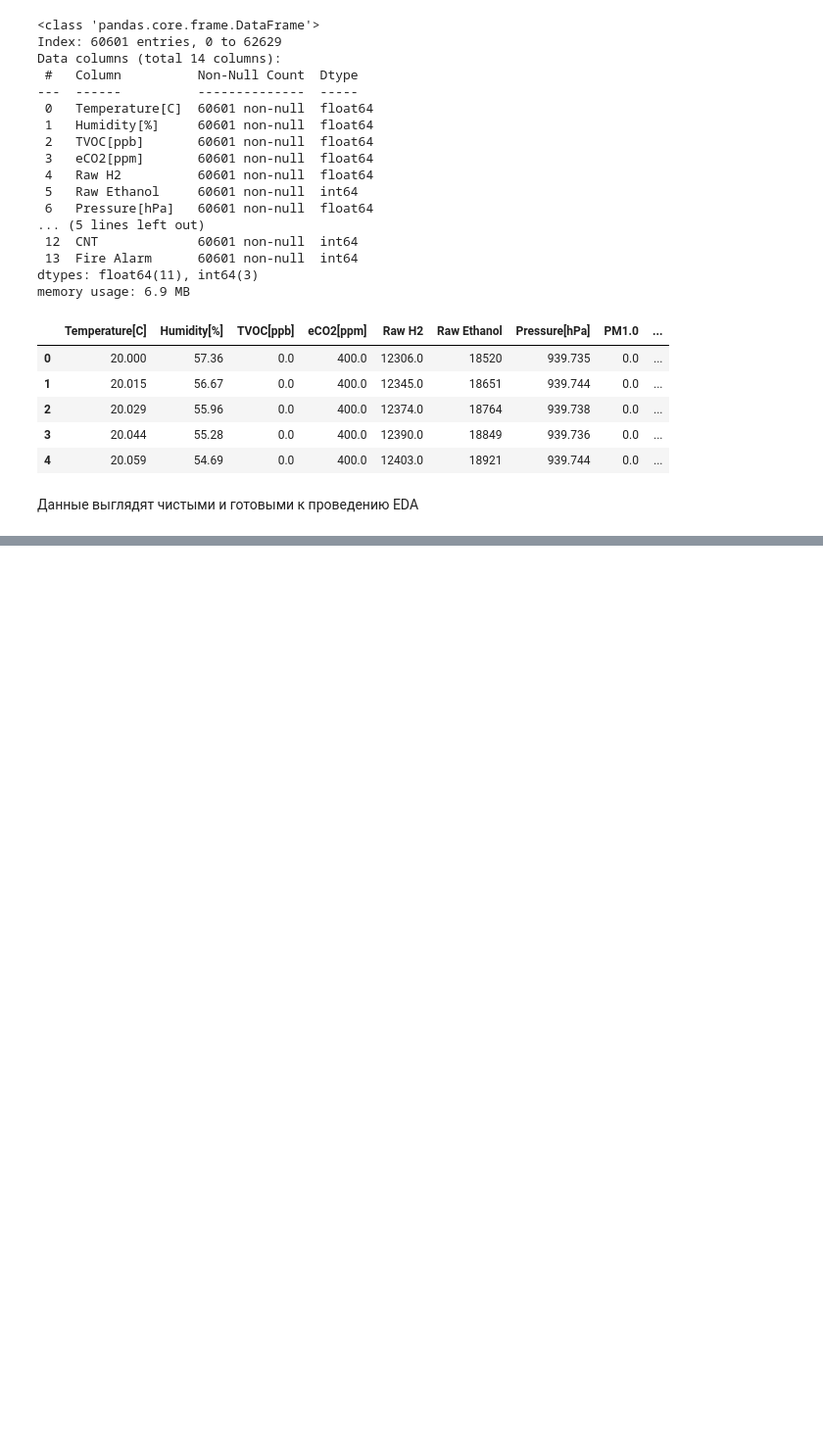
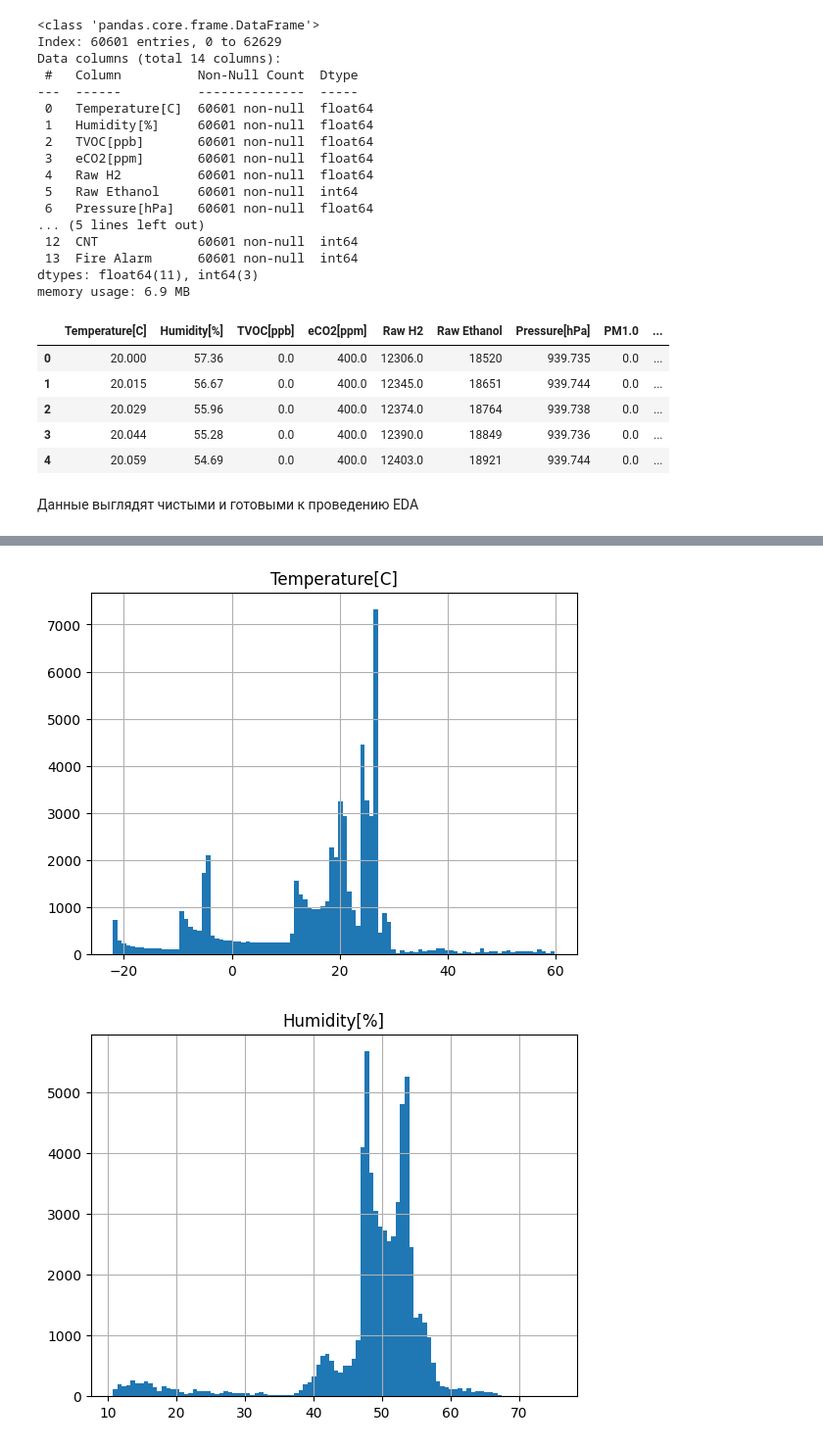
Before and after one commit to smnk-1/ML-studying, a Jupyter notebook: notebooks/SmokeDetectorEDA.ipynb, the cells around one changed output, grey strips where cells are left out. Shown: that part at 98% size. Saved outputs shown, nothing was run; the diff lists cells and outputs as text; code cells hidden in the pictures; blank space fills up the shorter version.

```diff
--- a/notebooks/SmokeDetectorEDA.ipynb
+++ b/notebooks/SmokeDetectorEDA.ipynb
@@ -172,0 +183,6 @@ data.head()
+# %%
+for column in data.columns:
+    data.hist(column, bins=100)
+# %% [output]
+[figure, added]
+[figure, added]
```
Also changed, not shown: parts of 3 cells of this notebook.
